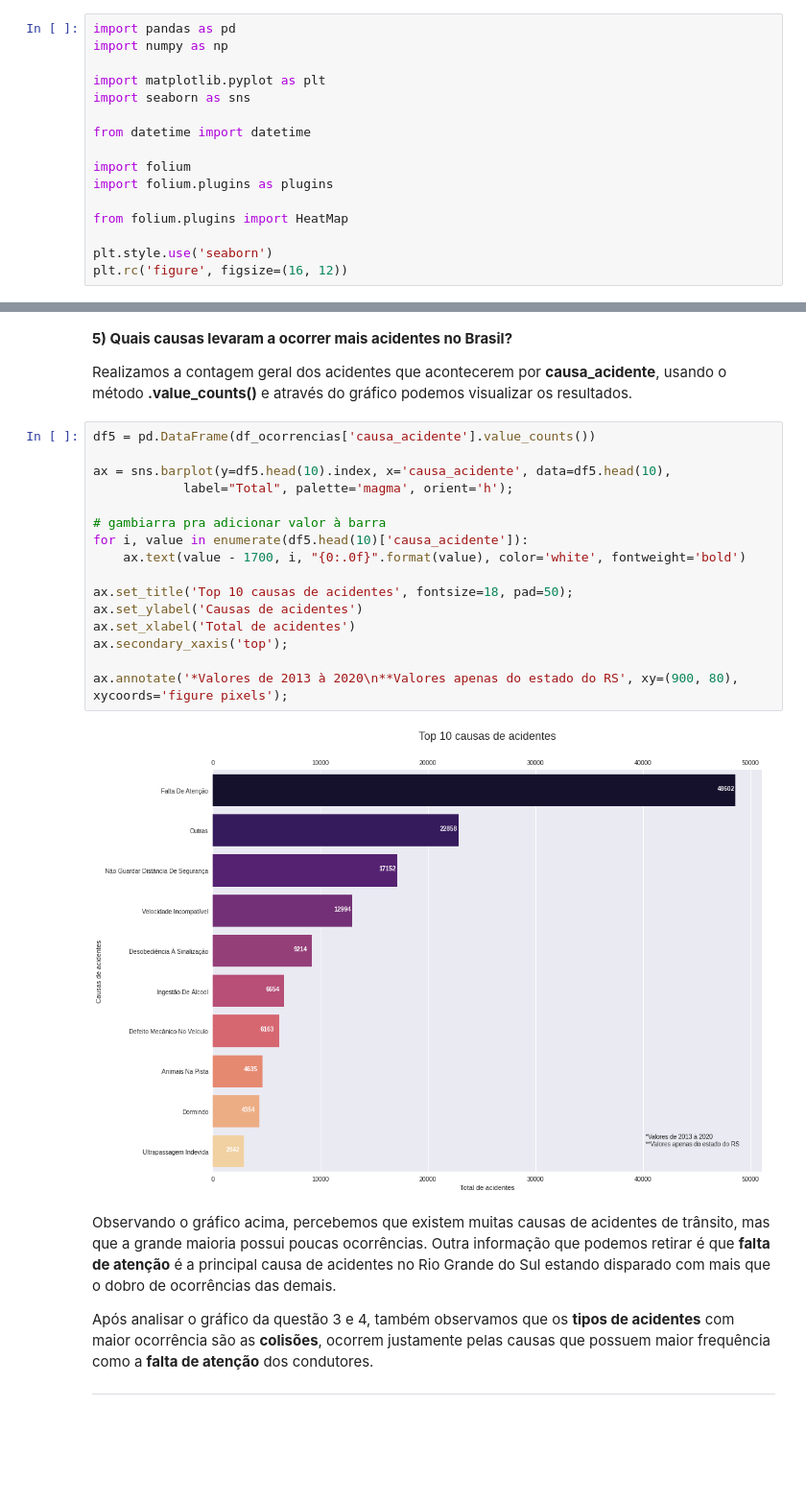
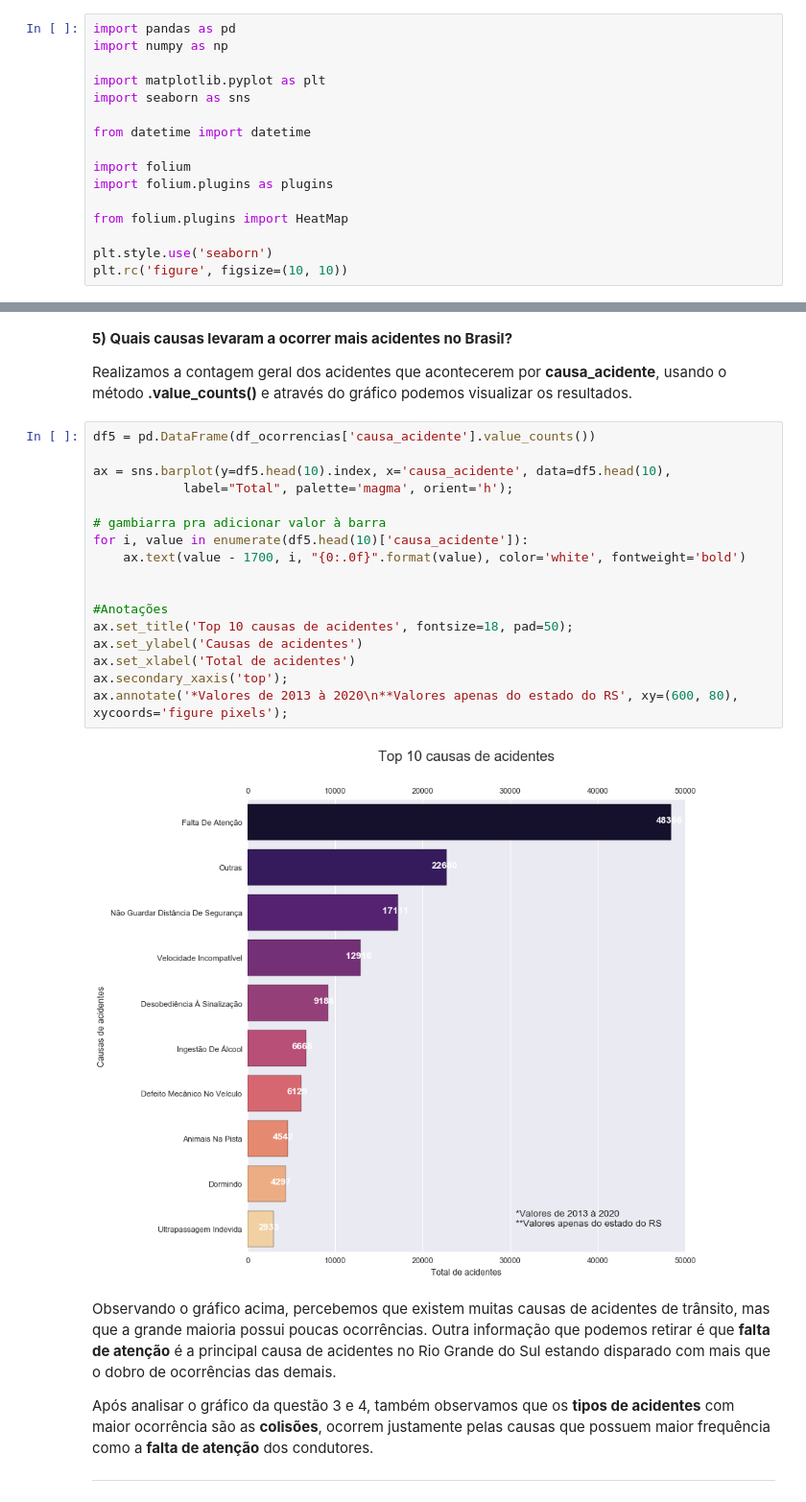
Before and after one commit to XQDLteam/brazil_highway_accidents, a Jupyter notebook: acidentes_br.ipynb, the cells around one changed output, grey strips where cells are left out. Shown at 96% size. Drawn from its saved outputs; the diff is of its cells as text; blank space fills up the shorter version.

```diff
--- a/acidentes_br.ipynb
+++ b/acidentes_br.ipynb
@@ -123,7 +119,7 @@ import folium.plugins as plugins
 from folium.plugins import HeatMap
 
 plt.style.use('seaborn')
-plt.rc('figure', figsize=(16, 12))
+plt.rc('figure', figsize=(10, 10))
 # %% [markdown]
 # 1. Carregamento dos arquivos normalizados
 # %%
@@ -417,21 +399,22 @@ Realizamos a contagem geral dos acidentes que acontecerem por **causa_acidente**
 # %%
 df5 = pd.DataFrame(df_ocorrencias['causa_acidente'].value_counts())
 
 ax = sns.barplot(y=df5.head(10).index, x='causa_acidente', data=df5.head(10),
             label="Total", palette='magma', orient='h');
 
 # gambiarra pra adicionar valor à barra
 for i, value in enumerate(df5.head(10)['causa_acidente']):
     ax.text(value - 1700, i, "{0:.0f}".format(value), color='white', fontweight='bold')
 
+
+#Anotações
 ax.set_title('Top 10 causas de acidentes', fontsize=18, pad=50);
 ax.set_ylabel('Causas de acidentes')
 ax.set_xlabel('Total de acidentes')
 ax.secondary_xaxis('top');
-
-ax.annotate('*Valores de 2013 à 2020\n**Valores apenas do estado do RS', xy=(900, 80), xycoords='figure pixels');
+ax.annotate('*Valores de 2013 à 2020\n**Valores apenas do estado do RS', xy=(600, 80), xycoords='figure pixels');
 # %% [output]
-[figure, old version]
+[figure, new version]
 # %% [markdown]
 Observando o gráfico acima, percebemos que existem muitas causas de acidentes de trânsito, mas que a grande maioria possui poucas ocorrências. Outra informação que podemos retirar é que **falta de atenção** é a principal causa de acidentes no Rio Grande do Sul estando disparado com mais que o dobro de ocorrências das demais.
 
```
Also changed, not shown: parts of 33 cells of this notebook, 1 other file.
